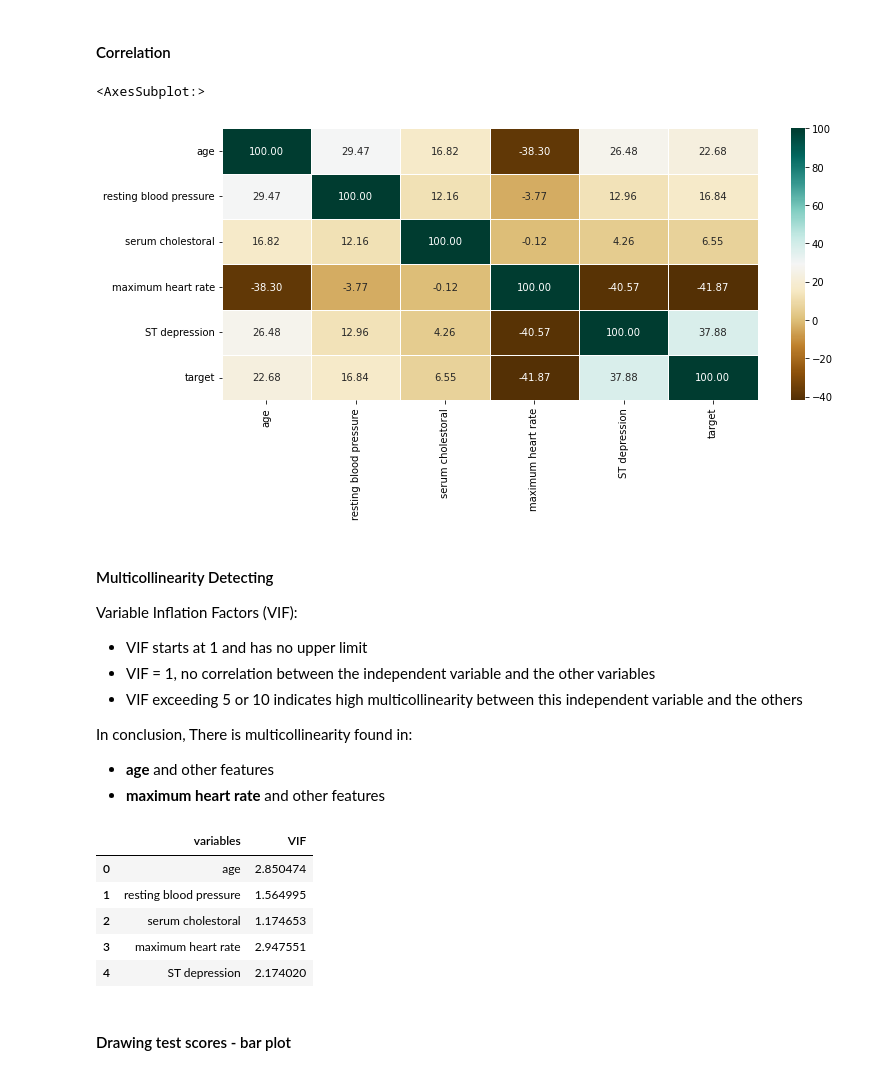
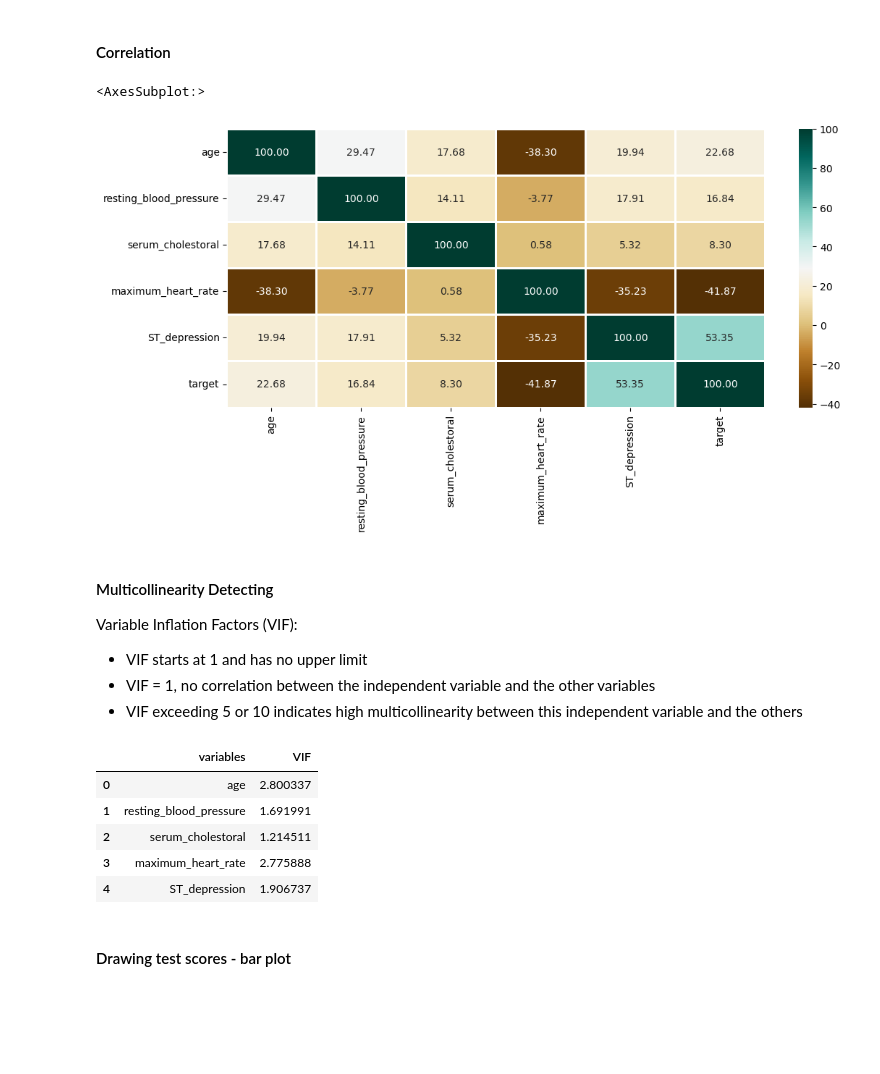
Before and after one commit to Nicola-Ibrahim/Heart-Diseases-Prediction, a Jupyter notebook: notebooks/multiclass/03_feature_engineering.ipynb, the cells around one changed output. Saved outputs shown, nothing was run; the diff lists cells and outputs as text; code cells hidden in the pictures; blank space fills up the shorter version.

```diff
--- a/notebooks/multiclass/03_feature_engineering.ipynb
+++ b/notebooks/multiclass/03_feature_engineering.ipynb
@@ -97,6 +89,12 @@ pd.set_option("styler.format.precision", 10)
 # %%
 df_train = pd.read_pickle(PROC_TRAIN_DATA_PATH)
 
-num_cols = ['age', 'resting blood pressure', 'serum cholestoral', 'maximum heart rate', 'ST depression']
+num_cols = [
+    "age",
+    "resting_blood_pressure",
+    "serum_cholestoral",
+    "maximum_heart_rate",
+    "ST_depression",
+]
 cat_cols = set(df_train.columns.to_list()) - set(num_cols)
 cat_cols = list(cat_cols)
@@ -103,2 +103,6 @@ cat_cols = list(cat_cols)
+# %%
+df_train[["number_of_major_vessels", "thallium_stress_result"]] = SimpleImputer(
+    strategy="most_frequent"
+).fit_transform(df_train[["number_of_major_vessels", "thallium_stress_result"]])
 # %% [markdown]
 # Normality
@@ -105,11 +110,11 @@ cat_cols = list(cat_cols)
 **Cholesterol** and **ST depression** are not follow the normal distribution<br>
 so we will transform them to be normally distributed
 # %%
-rng = np.random.RandomState(304)
-qt = QuantileTransformer(n_quantiles=500, output_distribution='normal',
-                                random_state=rng)
-df_train[["serum cholestoral","ST depression"]] = qt.fit_transform(df_train[["serum cholestoral","ST depression"]])
-# test_data[["serum cholestoral","ST depression"]] = qt.transform(test_data[["serum cholestoral","ST depression"]])
+# rng = np.random.RandomState(304)
+# qt = QuantileTransformer(n_quantiles=500, output_distribution='normal',
+#                                 random_state=rng)
+# df_train[["serum cholestoral","ST depression"]] = qt.fit_transform(df_train[["serum cholestoral","ST depression"]])
+# # test_data[["serum cholestoral","ST depression"]] = qt.transform(test_data[["serum cholestoral","ST depression"]])
 # %% [markdown]
 # Selection
 # %% [markdown]
@@ -124,36 +132,44 @@ Therefore the desired filter methods to be used are **Chi2** and **LDA**:
 # %% [markdown]
 #### Correlation
 # %%
-corr_values = df_train[num_cols+['target']].corr()
+corr_values = df_train[num_cols + ["target"]].corr()
 
-plt.figure(figsize=(12,5))
-sns.heatmap(corr_values*100, linecolor='w', linewidths=1, annot=True, fmt='.2f', cmap = plt.cm.BrBG)
+plt.figure(figsize=(12, 5))
+sns.heatmap(
+    corr_values * 100,
+    linecolor="w",
+    linewidths=1,
+    annot=True,
+    fmt=".2f",
+    cmap=plt.cm.BrBG,
+)
 # %% [output]
 <AxesSubplot:>
-[figure, old version]
+[figure, new version]
 # %% [markdown]
 #### Multicollinearity Detecting
+
 Variable Inflation Factors (VIF):
+
 - VIF starts at 1 and has no upper limit
 - VIF = 1, no correlation between the independent variable and the other variables
 - VIF exceeding 5 or 10 indicates high multicollinearity between this independent variable and the others
-
-In conclusion, There is multicollinearity found in:
-- **age** and other features
-- **maximum heart rate** and other features
 # %%
 vif = pd.DataFrame()
 vif_corr_values = df_train[num_cols].corr()
 vif["variables"] = vif_corr_values.columns
-vif["VIF"] = [variance_inflation_factor(vif_corr_values.values, i) for i in range(vif_corr_values.shape[1])]
+vif["VIF"] = [
+    variance_inflation_factor(vif_corr_values.values, i)
+    for i in range(vif_corr_values.shape[1])
+]
 vif
 # %% [output]
 |  | variables | VIF |
-| 0 | age | 2.850474 |
-| 1 | resting blood pressure | 1.564995 |
-| 2 | serum cholestoral | 1.174653 |
-| 3 | maximum heart rate | 2.947551 |
-| 4 | ST depression | 2.174020 |
+| 0 | age | 2.800337 |
+| 1 | resting_blood_pressure | 1.691991 |
+| 2 | serum_cholestoral | 1.214511 |
+| 3 | maximum_heart_rate | 2.775888 |
+| 4 | ST_depression | 1.906737 |
 # %% [markdown]
 #### Drawing test scores - bar plot
 # %%
```
Also changed, not shown: parts of 30 cells of this notebook.
